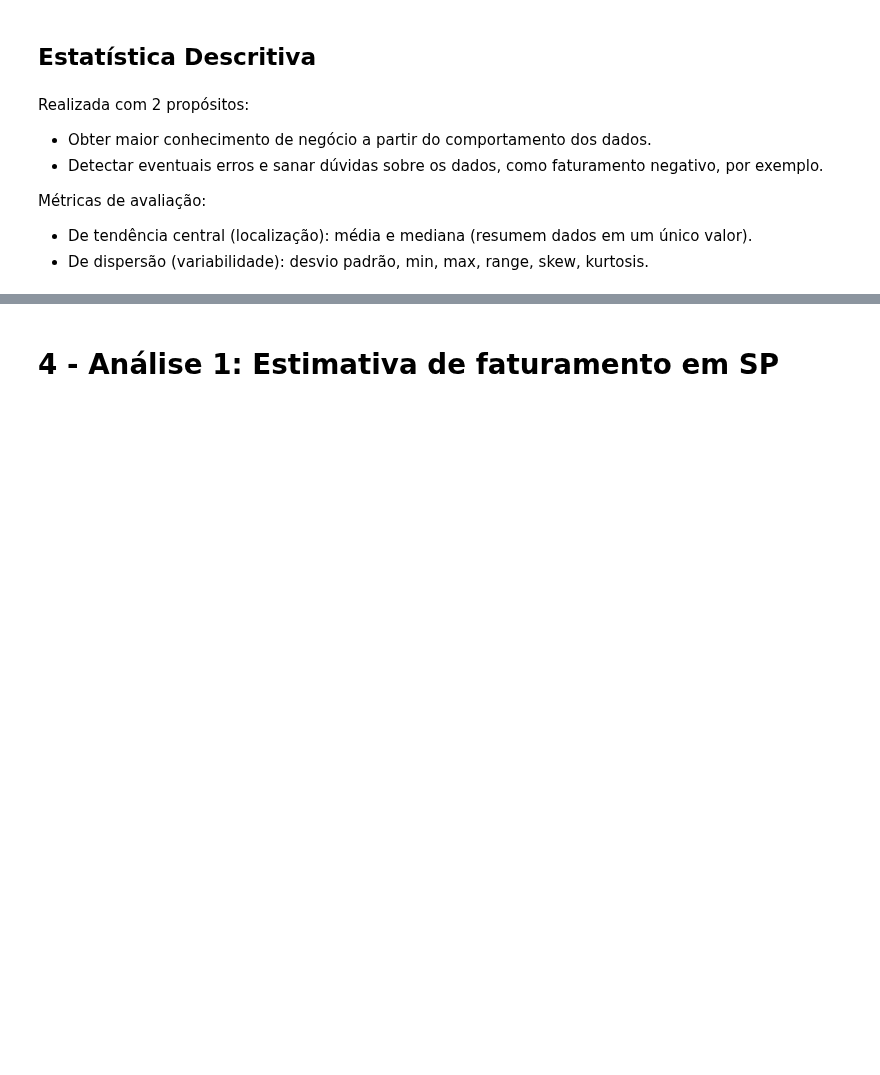
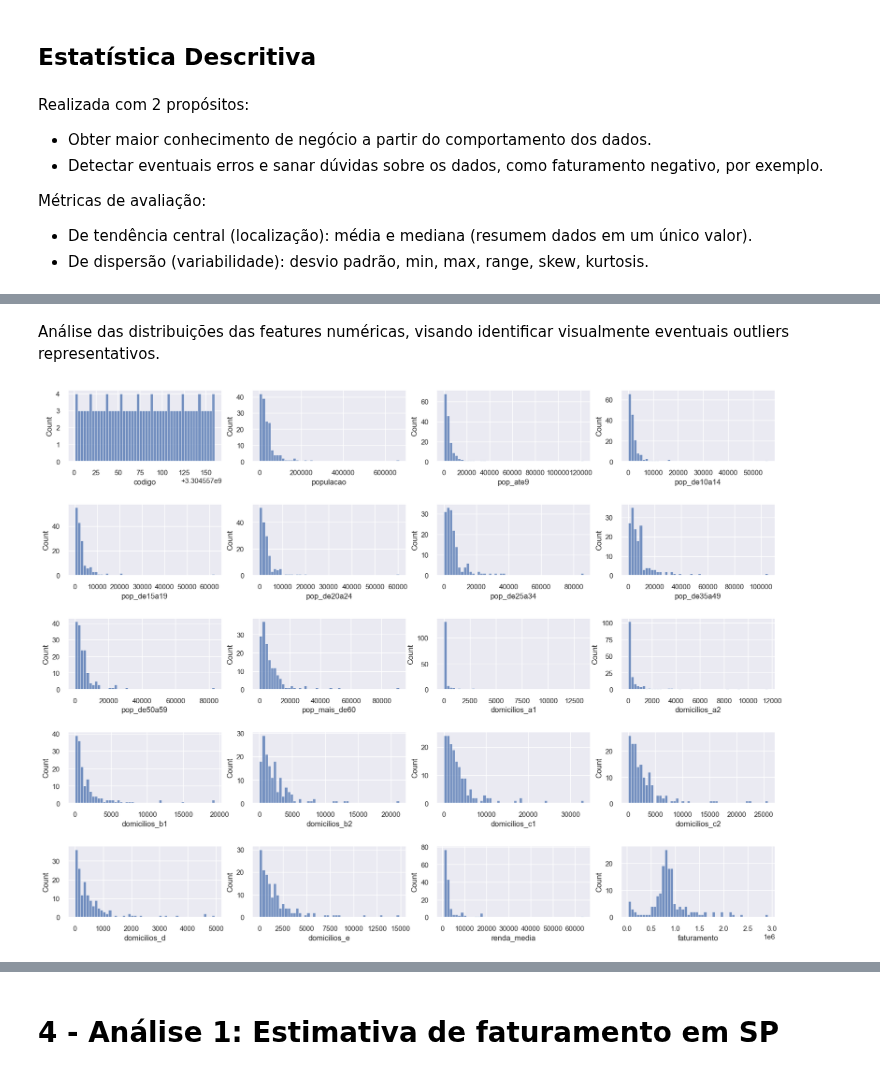
Before and after one commit to nortonvanz/Food-Business-Expansion, a Jupyter notebook: notebooks/ciclo2.ipynb, the cells around one changed output, grey strips where cells are left out. Cells and saved outputs as stored; diff of their text form; code cells hidden in the pictures; blank space fills up the shorter version.

Commit message:
correção em titles nos plots de distribuição de features numéricas

```diff
--- a/notebooks/ciclo2.ipynb
+++ b/notebooks/ciclo2.ipynb
@@ -420,7 +295,0 @@ Análise das distribuições das features numéricas, visando identificar visual
-# %%
-fig, axes = plt.subplots(nrows=5, ncols=4)
-axes = axes.flatten()
-fig.set_size_inches(20, 15)
-for ax, col in zip(axes, df_num.columns):
-    sns.histplot(df_num[col], ax = ax, bins=50)
-    plt.subplots_adjust(hspace=0.5)
@@ -491,0 +418,11 @@ Assim, tem-se a confirmação da informação, sendo que possivelmente será uma
+# %% [markdown]
+Análise das distribuições das features numéricas, visando identificar visualmente eventuais outliers representativos.
+# %%
+fig, axes = plt.subplots(nrows=5, ncols=4)
+axes = axes.flatten()
+fig.set_size_inches(20, 15)
+for ax, col in zip(axes, df_num.columns):
+    sns.histplot(df_num[col], ax = ax, bins=50)
+    plt.subplots_adjust(hspace=0.6)
+# %% [output]
+[figure, added]
```
Also changed, not shown: parts of 73 cells of this notebook.
